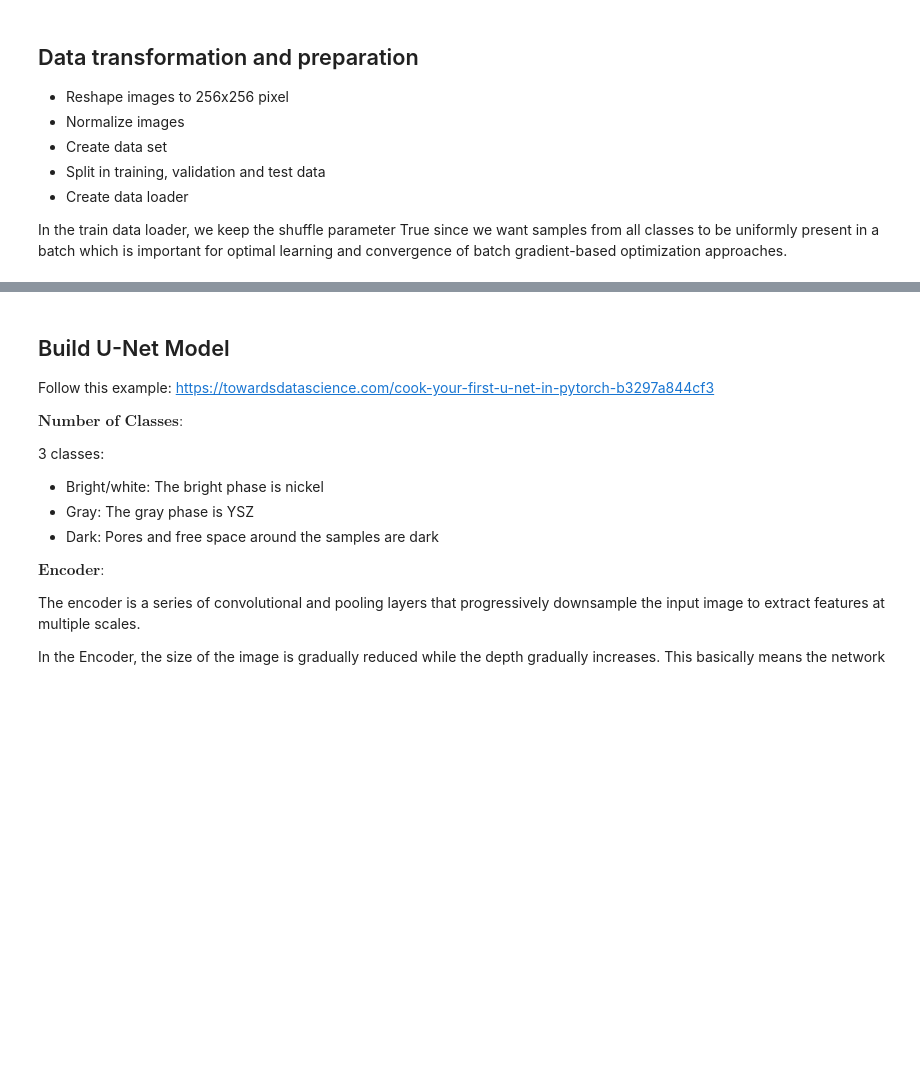
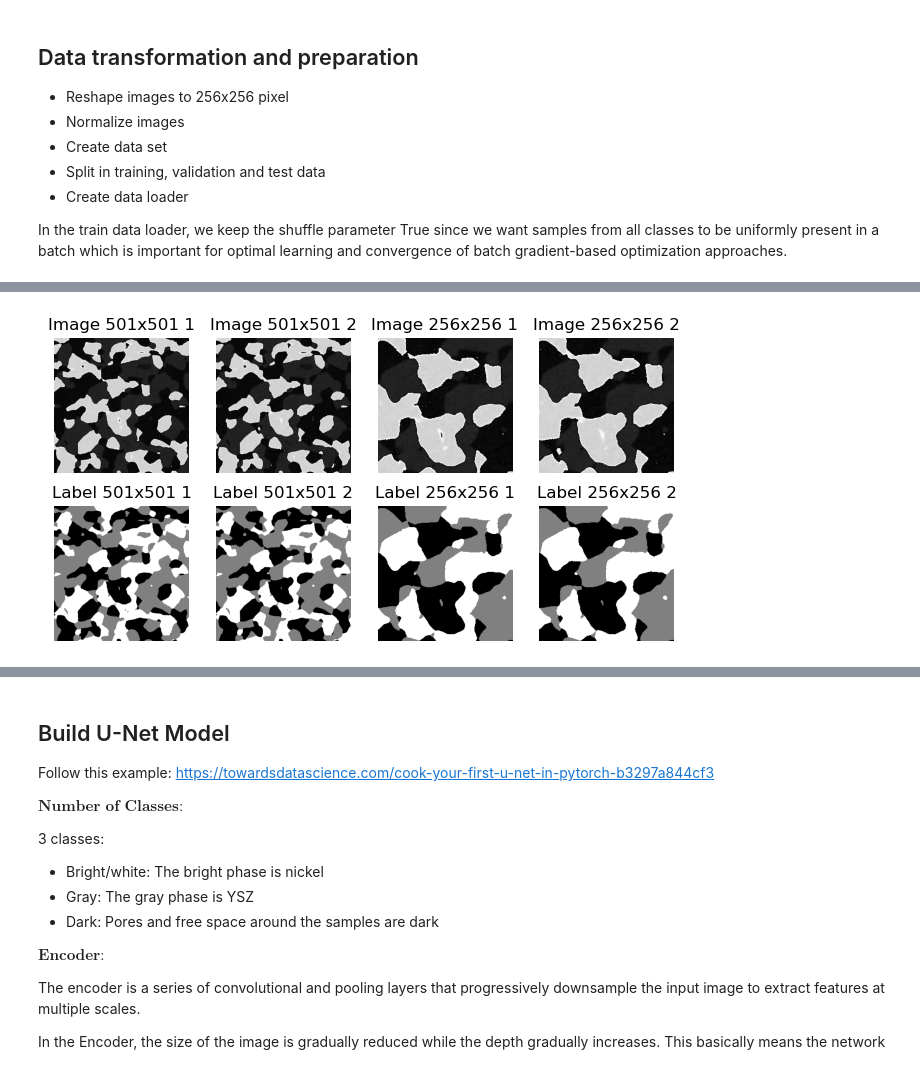
Before and after one commit to jlouvis/Deep-Learning, a Jupyter notebook: Assignment_X_Rays.ipynb, the cells around one changed output, grey strips where cells are left out. Drawn from its saved outputs; the diff is of its cells as text; code cells hidden in the pictures; blank space fills up the shorter version.

```diff
--- a/Assignment_X_Rays.ipynb
+++ b/Assignment_X_Rays.ipynb
@@ -88,11 +145,19 @@ images_cropped = [transform(image) for image in images_tensors]
 images_256 = [image.type(torch.FloatTensor) for image in images_cropped]
 labels_cropped = [transform(label) for label in labels_tensors]
 
-# Convert labels to one-hot encoding
-labels_one_hot = [F.one_hot(label.squeeze().long(), num_classes=3).permute(2, 0, 1).float() for label in labels_cropped]
+# # Convert labels to one-hot encoding
+# labels_one_hot = [F.one_hot(label.squeeze().long(), num_classes=3).permute(2, 0, 1).float() for label in labels_cropped]
 
-# Stack the one-hot encoded labels together
-labels_stacked = torch.stack(labels_one_hot)
+# # Stack the one-hot encoded labels together
+# labels_stacked = torch.stack(labels_one_hot)
+
+labels_cropped = [label * 2 for label in labels_cropped]
+# convert labels_cropped to be long tensor
+labels_cropped = [label.long() for label in labels_cropped]
+# remove the third dimension from labels
+labels_cropped = [label.squeeze(0) for label in labels_cropped]
+
+print('shape of labels_cropped: ', labels_cropped[0].shape)
 
 max_pixel = torch.max(torch.stack(images_256[0:400]))
 # Normalize the images
@@ -101,7 +166,7 @@ images_normalized = [image / max_pixel for image in images_256]
 # Build data sets
 
 # Build Tensor dataset
-dataset = TensorDataset(torch.stack(images_normalized), labels_stacked)
+dataset = TensorDataset(torch.stack(images_normalized), torch.stack(labels_cropped))
 
 # Split in train (80%), validation (10%) and test (10%) sets
 train_size = int(0.8 * len(dataset))
@@ -117,3 +182,11 @@ batch_size = 4
 train_loader = DataLoader(train_set, batch_size=batch_size, shuffle=True) # shuffle training set
 val_loader = DataLoader(val_set, batch_size=batch_size, shuffle=False) # no need to shuffle validation set
 test_loader = DataLoader(test_set, batch_size=batch_size, shuffle=False) # no need to shuffle test set
+
+
+print('shape of training set images: ', train_set[0][0].shape)
+print('shape of training set labels: ', train_set[1][0].shape)
+print('shape of validation set images: ', val_set[0][0].shape)
+print('shape of validation set labels: ', val_set[1][0].shape)
+print('shape of test set images: ', test_set[0][0].shape)
+print('shape of test set labels: ', test_set[1][0].shape)
@@ -119,0 +201,19 @@ test_loader = DataLoader(test_set, batch_size=batch_size, shuffle=False) # no ne
+# %%
+fig, axes = plt.subplots(2, 4, figsize=(8, 4))
+
+for i in range(2):
+    axes[0, i].imshow(images_tensors[i].squeeze(), cmap='gray')
+    axes[0, i].set_title('Image 501x501 {}'.format(i + 1))
+    axes[0, i].axis('off')
+    axes[0, i+2].imshow(images_cropped[i].squeeze(), cmap='gray')
+    axes[0, i+2].set_title('Image 256x256 {}'.format(i + 1))
+    axes[0, i+2].axis('off')
+
+    axes[1, i].imshow(labels_tensors[i].squeeze(), cmap='gray')
+    axes[1, i].set_title('Label 501x501 {}'.format(i + 1))
+    axes[1, i].axis('off')
+    axes[1, i+2].imshow(labels_cropped[i].squeeze(), cmap='gray')
+    axes[1, i+2].set_title('Label 256x256 {}'.format(i + 1))
+    axes[1, i+2].axis('off')
+# %% [output]
+[figure, added]
```
Also changed, not shown: parts of 7 cells of this notebook, 7 other files.
